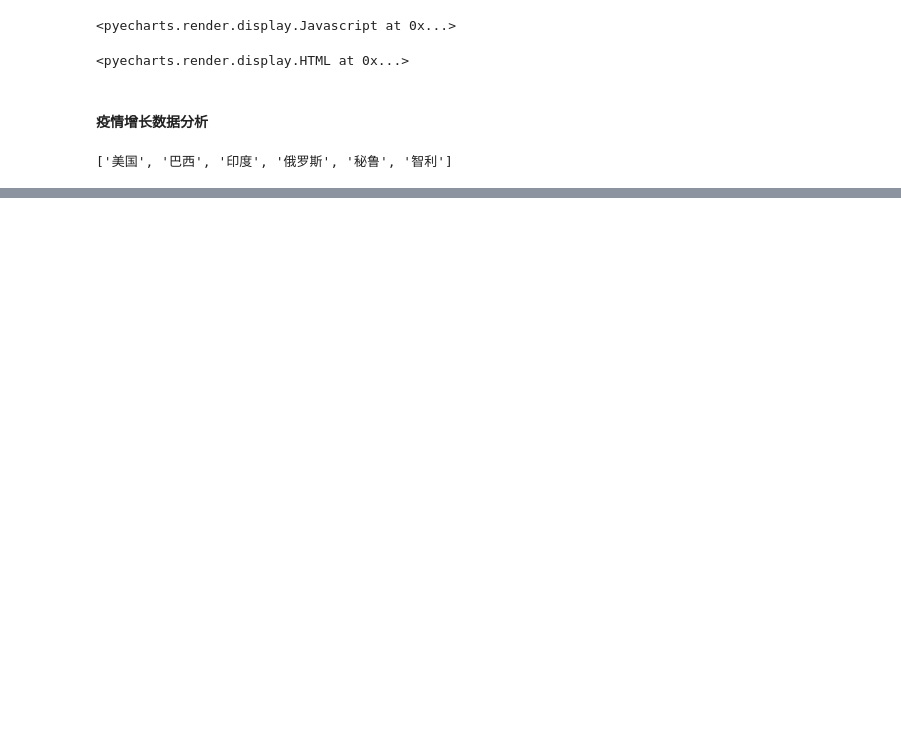
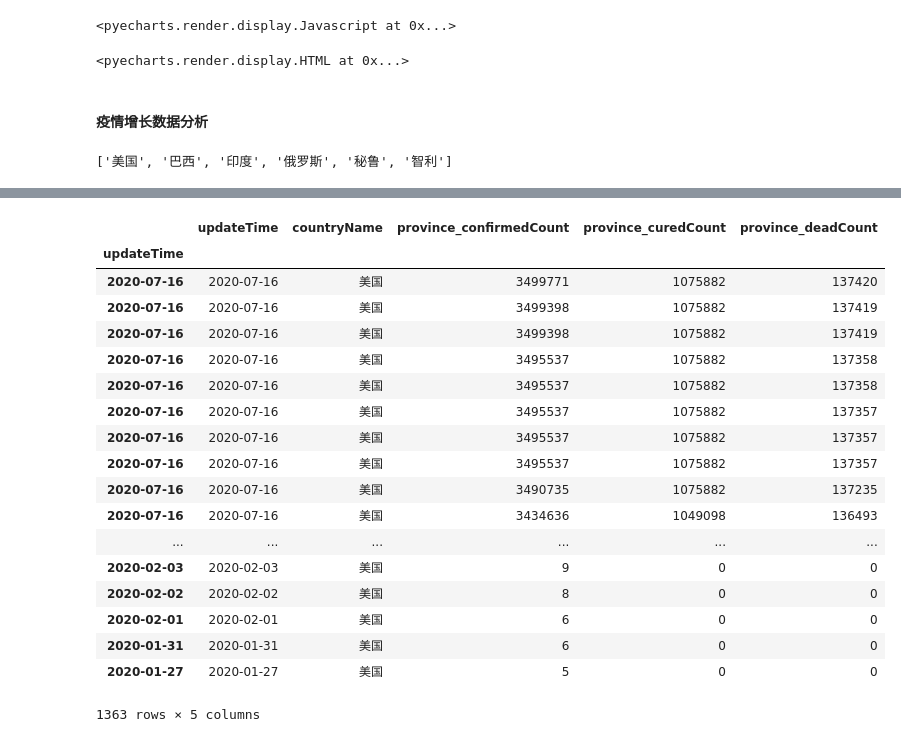
Before and after one commit to OcaenEyes/pandasLearn, a Jupyter notebook: 新冠疫情社会影响数据分析.ipynb, the cells around one changed output, grey strips where cells are left out. Drawn from its saved outputs; the diff is of its cells as text; code cells hidden in the pictures; blank space fills up the shorter version.

```diff
--- a/新冠疫情社会影响数据分析.ipynb
+++ b/新冠疫情社会影响数据分析.ipynb
@@ -483,3 +481,15 @@ country = list(country)
 country
 # %% [output]
 ['美国', '巴西', '印度', '俄罗斯', '秘鲁', '智利']
+# %%
+data_America = data_area_times[data_area_times['countryName'] == '美国']
+data_Brazil = data_area_times[data_area_times['countryName'] == '巴西']
+data_India = data_area_times[data_area_times['countryName'] == '印度']
+data_Russia = data_area_times[data_area_times['countryName'] == '俄罗斯']
+data_Peru = data_area_times[data_area_times['countryName'] == '秘鲁']
+data_Chile = data_area_times[data_area_times['countryName'] == '智利']
+
+timeindex = data_area_times.index
+timeindex = timeindex.floor('D')
+data_area_times.index = timeindex
+data_area_times.index
@@ -485,0 +505,26 @@ country
+# %%
+timeseries = pd.DataFrame(data_America.index)
+timeseries.index =  data_America.index
+timeseries
+data_America = pd.concat([timeseries,data_America],axis=1)
+data_America
+# %% [output]
+|  | updateTime | countryName | province_confirmedCount | province_curedCount | province_deadCount |
+| updateTime |  |  |  |  |  |
+| 2020-07-16 | 2020-07-16 | 美国 | 3499771 | 1075882 | 137420 |
+| 2020-07-16 | 2020-07-16 | 美国 | 3499398 | 1075882 | 137419 |
+| 2020-07-16 | 2020-07-16 | 美国 | 3499398 | 1075882 | 137419 |
+| 2020-07-16 | 2020-07-16 | 美国 | 3495537 | 1075882 | 137358 |
+| 2020-07-16 | 2020-07-16 | 美国 | 3495537 | 1075882 | 137358 |
+| 2020-07-16 | 2020-07-16 | 美国 | 3495537 | 1075882 | 137357 |
+| 2020-07-16 | 2020-07-16 | 美国 | 3495537 | 1075882 | 137357 |
+| 2020-07-16 | 2020-07-16 | 美国 | 3495537 | 1075882 | 137357 |
+| 2020-07-16 | 2020-07-16 | 美国 | 3490735 | 1075882 | 137235 |
+| 2020-07-16 | 2020-07-16 | 美国 | 3434636 | 1049098 | 136493 |
+| ... | ... | ... | ... | ... | ... |
+| 2020-02-03 | 2020-02-03 | 美国 | 9 | 0 | 0 |
+| 2020-02-02 | 2020-02-02 | 美国 | 8 | 0 | 0 |
+| 2020-02-01 | 2020-02-01 | 美国 | 6 | 0 | 0 |
+| 2020-01-31 | 2020-01-31 | 美国 | 6 | 0 | 0 |
+| 2020-01-27 | 2020-01-27 | 美国 | 5 | 0 | 0 |
+1363 rows × 5 columns
```
Also changed, not shown: parts of 18 cells of this notebook.
